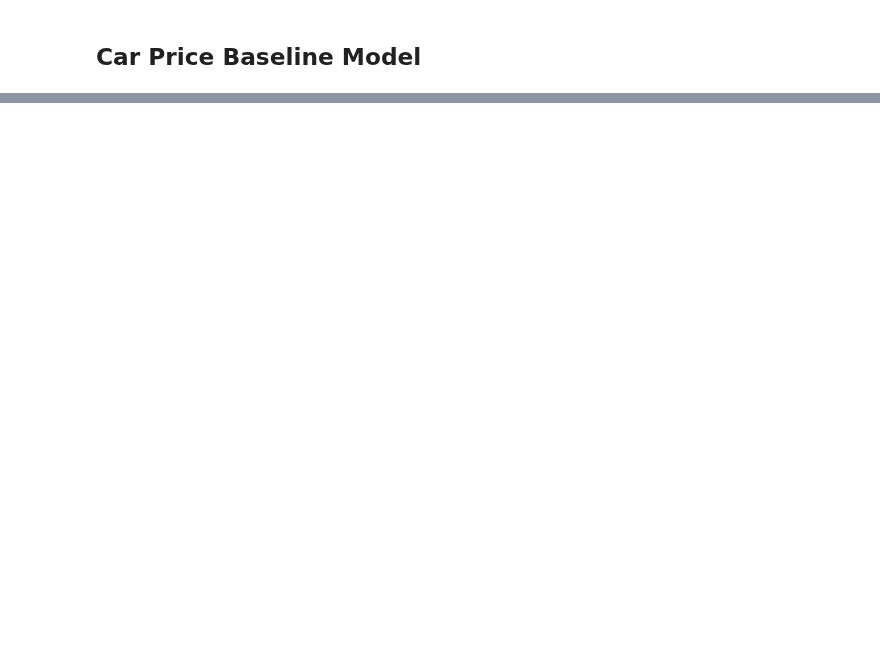
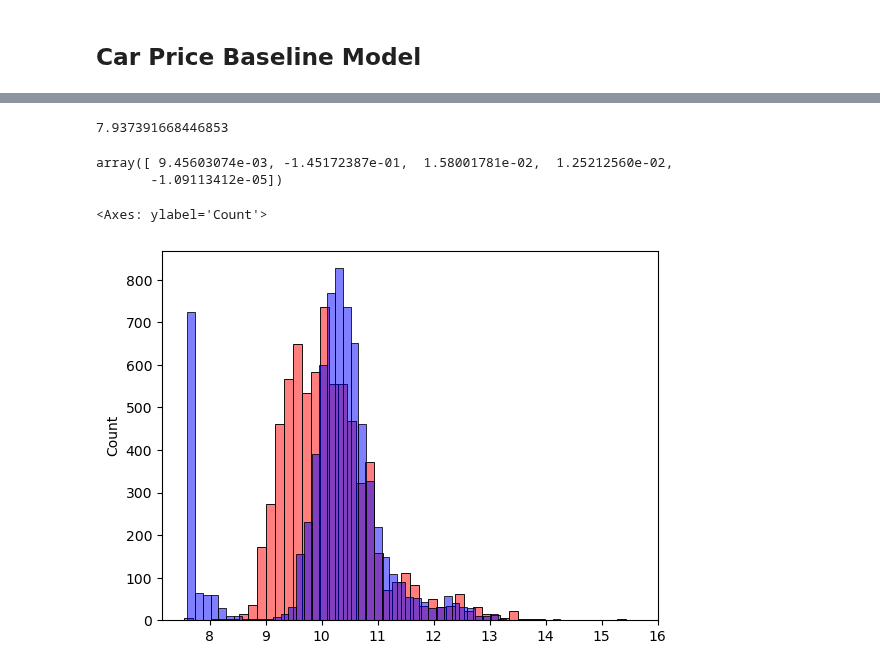
Before and after one commit to anormanangel/Machine-Learning-Zoomcamp, a Jupyter notebook: 02-Regression/Car Price Prediction.ipynb, the cells around one changed output, grey strips where cells are left out. Cells and saved outputs as stored; diff of their text form; code cells hidden in the pictures; blank space fills up the shorter version.

```diff
--- a/02-Regression/Car Price Prediction.ipynb
+++ b/02-Regression/Car Price Prediction.ipynb
@@ -608,0 +635,35 @@ train_linear_regression(X, y)
+# %%
+# Select numerical columns as features
+
+base = ['engine_hp', 'engine_cylinders', 'highway_mpg',
+        'city_mpg', 'popularity']
+# %%
+# Create feature matrix by selecting numerical columns and filling missing values with 0
+
+X_train = df_train[base].fillna(0).values
+# %%
+# Train the linear regression model
+
+w0, w = train_linear_regression(X_train, y_train)
+# %%
+# Generate predictions on the training set
+y_pred = w0 + X_train.dot(w)
+# %%
+# Get the intercept (w0) and coefficients (w)
+w0
+# %% [output]
+7.937391668446853
+# %%
+# Get the intercept (w0) and coefficients (w)
+w
+# %% [output]
+array([ 9.45603074e-03, -1.45172387e-01,  1.58001781e-02,  1.25212560e-02,
+       -1.09113412e-05])
+# %%
+# Visualize the distribution of predicted vs actual prices on training set
+
+sns.histplot(y_pred, color='red', alpha=0.5, bins=50)
+sns.histplot(y_train, color='blue', alpha=0.5, bins=50)
+# %% [output]
+<Axes: ylabel='Count'>
+[figure, added]
```
Also changed, not shown: parts of 12 cells of this notebook.
